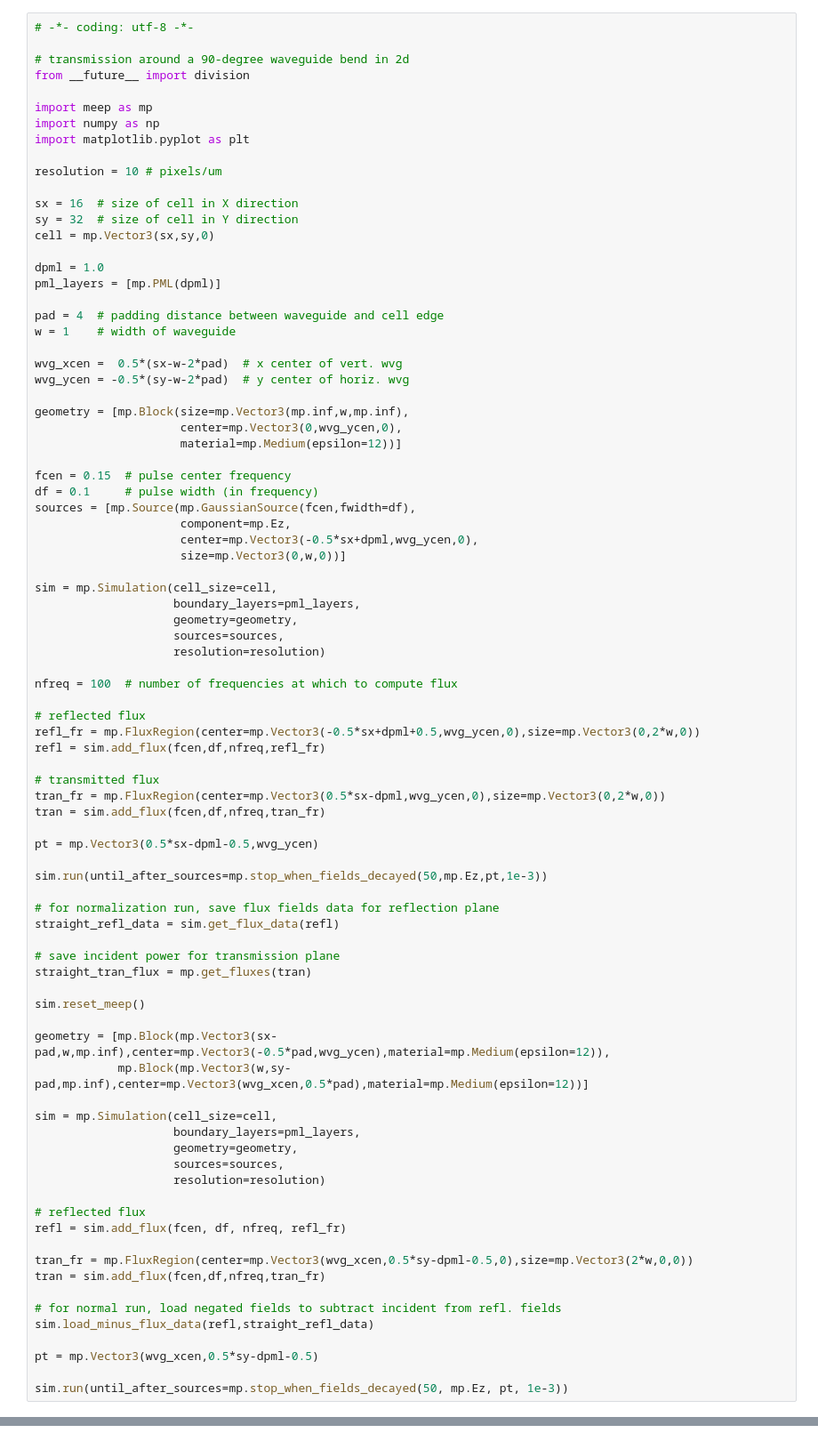
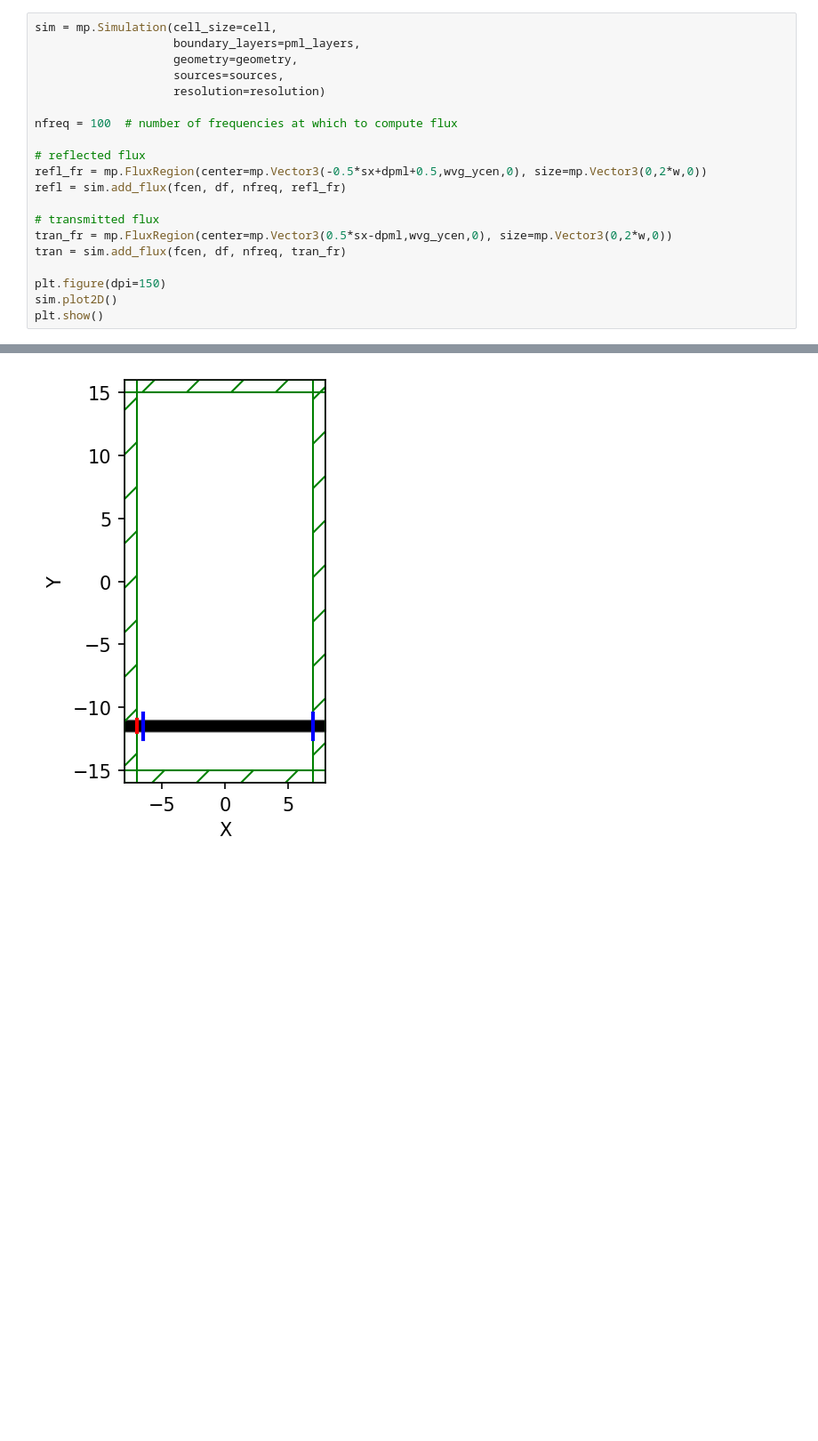
Before and after one commit to NanoComp/meep, a Jupyter notebook: python/examples/bend-flux.ipynb, the cells around one changed output, grey strips where cells are left out. Shown: that part at 89% size. Cells and saved outputs as stored; diff of their text form; blank space fills up the shorter version.

Commit message:
Updated some Jupyter tutorials (#937)
* visualization bug fixes

* cosmetic changes

* first round

* upload older tutorials

* more tutorials

```diff
--- a/python/examples/bend-flux.ipynb
+++ b/python/examples/bend-flux.ipynb
@@ -1,39 +51,4 @@
 # %%
-# -*- coding: utf-8 -*-
-
-# transmission around a 90-degree waveguide bend in 2d
-from __future__ import division
-
-import meep as mp
-import numpy as np
-import matplotlib.pyplot as plt
-
-resolution = 10 # pixels/um
-
-sx = 16  # size of cell in X direction
-sy = 32  # size of cell in Y direction
-cell = mp.Vector3(sx,sy,0)
-
-dpml = 1.0
-pml_layers = [mp.PML(dpml)]
-
-pad = 4  # padding distance between waveguide and cell edge
-w = 1    # width of waveguide
-
-wvg_xcen =  0.5*(sx-w-2*pad)  # x center of vert. wvg
-wvg_ycen = -0.5*(sy-w-2*pad)  # y center of horiz. wvg
-
-geometry = [mp.Block(size=mp.Vector3(mp.inf,w,mp.inf),
-                     center=mp.Vector3(0,wvg_ycen,0),
-                     material=mp.Medium(epsilon=12))]
-
-fcen = 0.15  # pulse center frequency
-df = 0.1     # pulse width (in frequency)
-sources = [mp.Source(mp.GaussianSource(fcen,fwidth=df),
-                     component=mp.Ez,
-                     center=mp.Vector3(-0.5*sx+dpml,wvg_ycen,0),
-                     size=mp.Vector3(0,w,0))]
-
 sim = mp.Simulation(cell_size=cell,
                     boundary_layers=pml_layers,
                     geometry=geometry,
@@ -43,46 +58,16 @@ sim = mp.Simulation(cell_size=cell,
 nfreq = 100  # number of frequencies at which to compute flux
 
 # reflected flux
-refl_fr = mp.FluxRegion(center=mp.Vector3(-0.5*sx+dpml+0.5,wvg_ycen,0),size=mp.Vector3(0,2*w,0))
-refl = sim.add_flux(fcen,df,nfreq,refl_fr)
+refl_fr = mp.FluxRegion(center=mp.Vector3(-0.5*sx+dpml+0.5,wvg_ycen,0), size=mp.Vector3(0,2*w,0))
+refl = sim.add_flux(fcen, df, nfreq, refl_fr)
 
 # transmitted flux
-tran_fr = mp.FluxRegion(center=mp.Vector3(0.5*sx-dpml,wvg_ycen,0),size=mp.Vector3(0,2*w,0))
-tran = sim.add_flux(fcen,df,nfreq,tran_fr)
+tran_fr = mp.FluxRegion(center=mp.Vector3(0.5*sx-dpml,wvg_ycen,0), size=mp.Vector3(0,2*w,0))
+tran = sim.add_flux(fcen, df, nfreq, tran_fr)
 
-pt = mp.Vector3(0.5*sx-dpml-0.5,wvg_ycen)
-
-sim.run(until_after_sources=mp.stop_when_fields_decayed(50,mp.Ez,pt,1e-3))
-
-# for normalization run, save flux fields data for reflection plane
-straight_refl_data = sim.get_flux_data(refl)
-
-# save incident power for transmission plane
-straight_tran_flux = mp.get_fluxes(tran)
-
-sim.reset_meep()
-
-geometry = [mp.Block(mp.Vector3(sx-pad,w,mp.inf),center=mp.Vector3(-0.5*pad,wvg_ycen),material=mp.Medium(epsilon=12)),
-            mp.Block(mp.Vector3(w,sy-pad,mp.inf),center=mp.Vector3(wvg_xcen,0.5*pad),material=mp.Medium(epsilon=12))]
-
-sim = mp.Simulation(cell_size=cell,
-                    boundary_layers=pml_layers,
-                    geometry=geometry,
-                    sources=sources,
-                    resolution=resolution)
-
-# reflected flux
-refl = sim.add_flux(fcen, df, nfreq, refl_fr)
-
-tran_fr = mp.FluxRegion(center=mp.Vector3(wvg_xcen,0.5*sy-dpml-0.5,0),size=mp.Vector3(2*w,0,0))
-tran = sim.add_flux(fcen,df,nfreq,tran_fr)
-
-# for normal run, load negated fields to subtract incident from refl. fields
-sim.load_minus_flux_data(refl,straight_refl_data)
-
-pt = mp.Vector3(wvg_xcen,0.5*sy-dpml-0.5)
-
-sim.run(until_after_sources=mp.stop_when_fields_decayed(50, mp.Ez, pt, 1e-3))
+plt.figure(dpi=150)
+sim.plot2D()
+plt.show()
 # %% [output]
 -----------
 Initializing structure...
@@ -102,0 +77 @@ run 0 finished at t = 300.2 (6004 timesteps)
+[figure, added]
```
Also changed, not shown: parts of 21 cells of this notebook, 26 other files.
